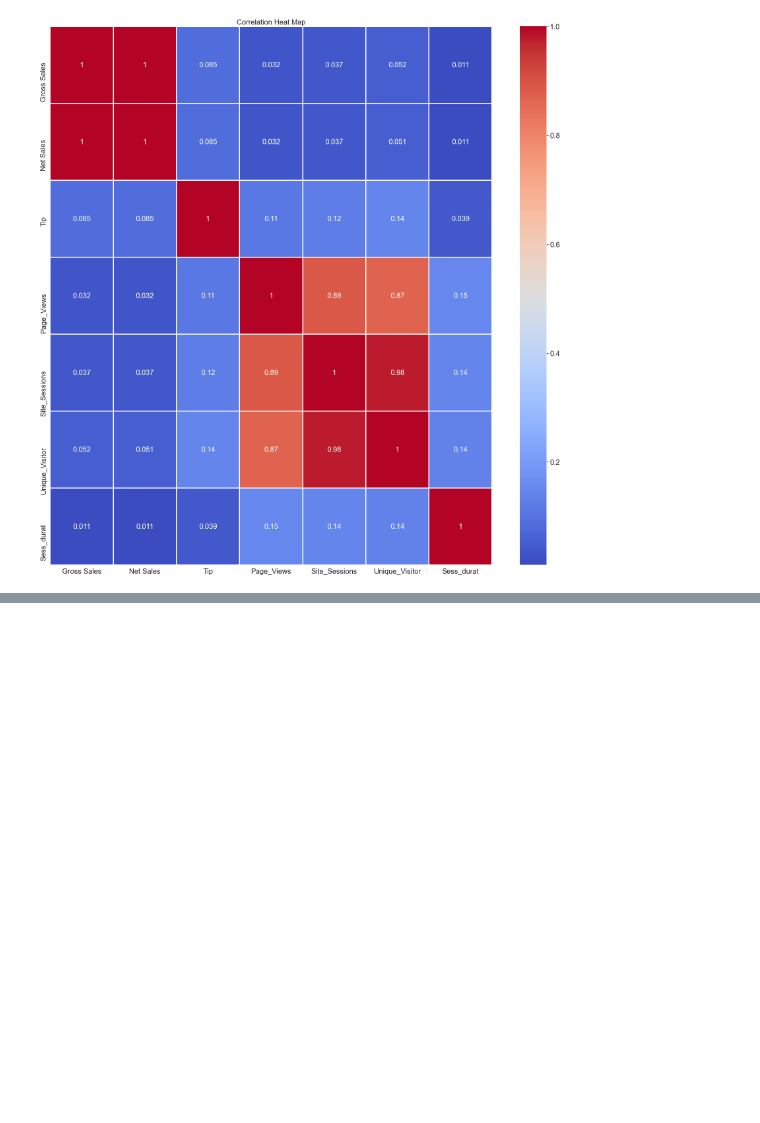
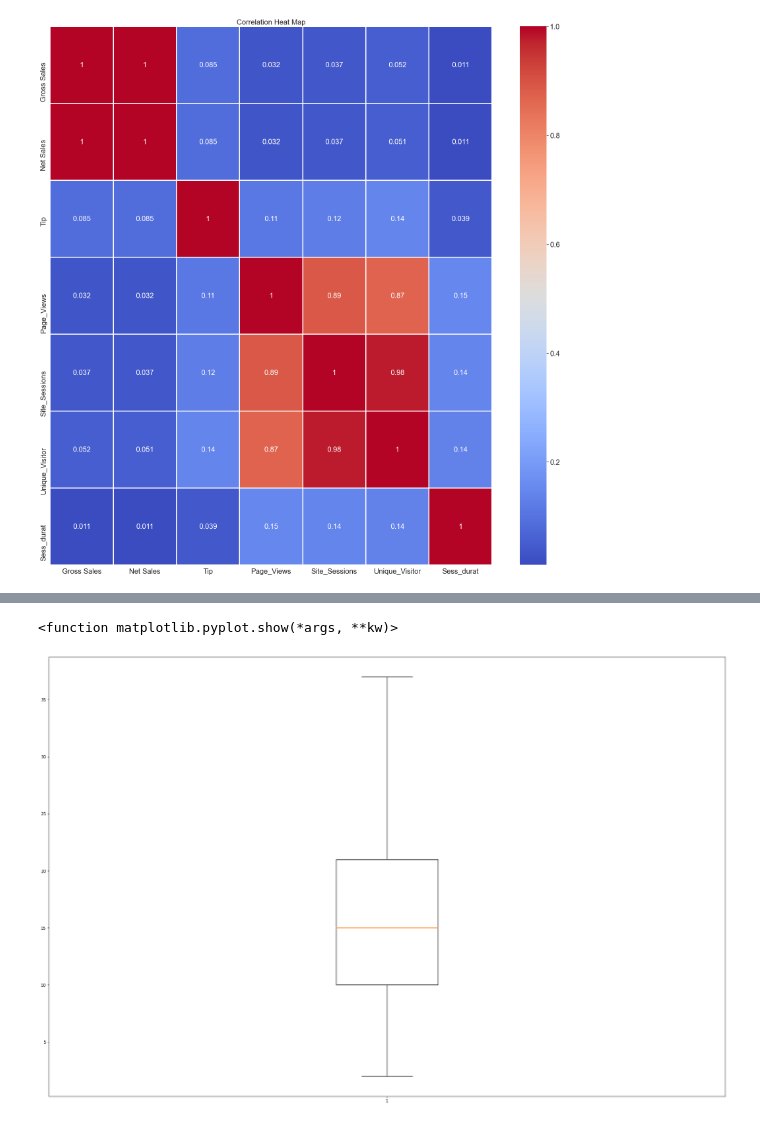
Before and after one commit to gloriaypradal/Bakery_Sales_Predictions, a Jupyter notebook: MY_Bakery.ipynb, the cells around one changed output, grey strips where cells are left out. Cells and saved outputs as stored; diff of their text form; code cells hidden in the pictures; blank space fills up the shorter version.

```diff
--- a/MY_Bakery.ipynb
+++ b/MY_Bakery.ipynb
@@ -425,0 +446,6 @@ plt.show()
+# %%
+plt.boxplot(df_1["Site_Sessions"])
+plt.show
+# %% [output]
+<function matplotlib.pyplot.show(*args, **kw)>
+[figure, added]
```
Also changed, not shown: parts of 74 cells of this notebook.
